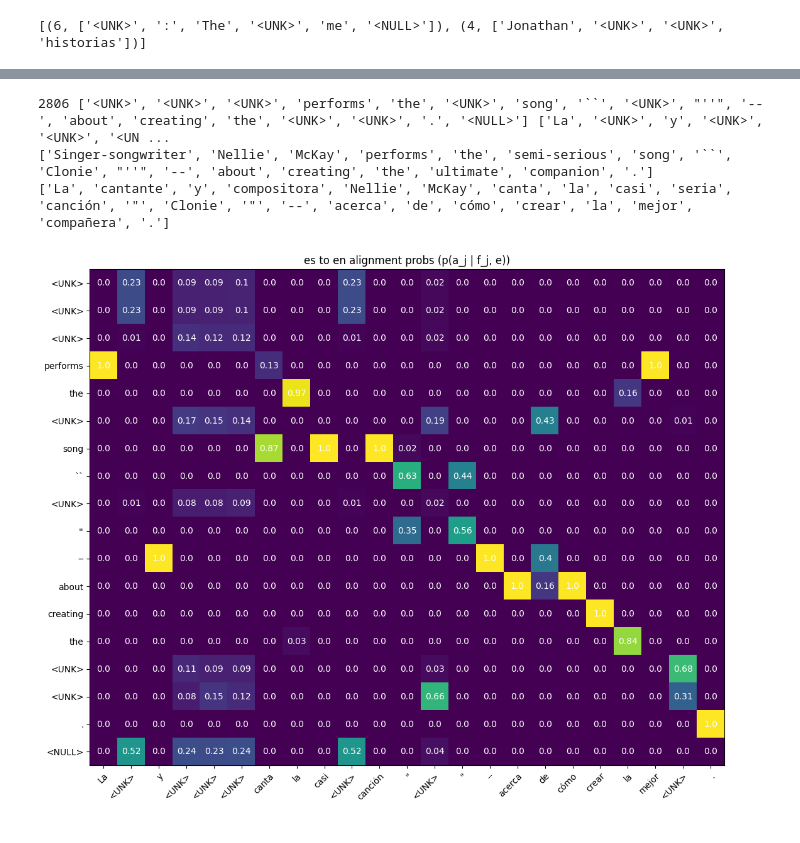
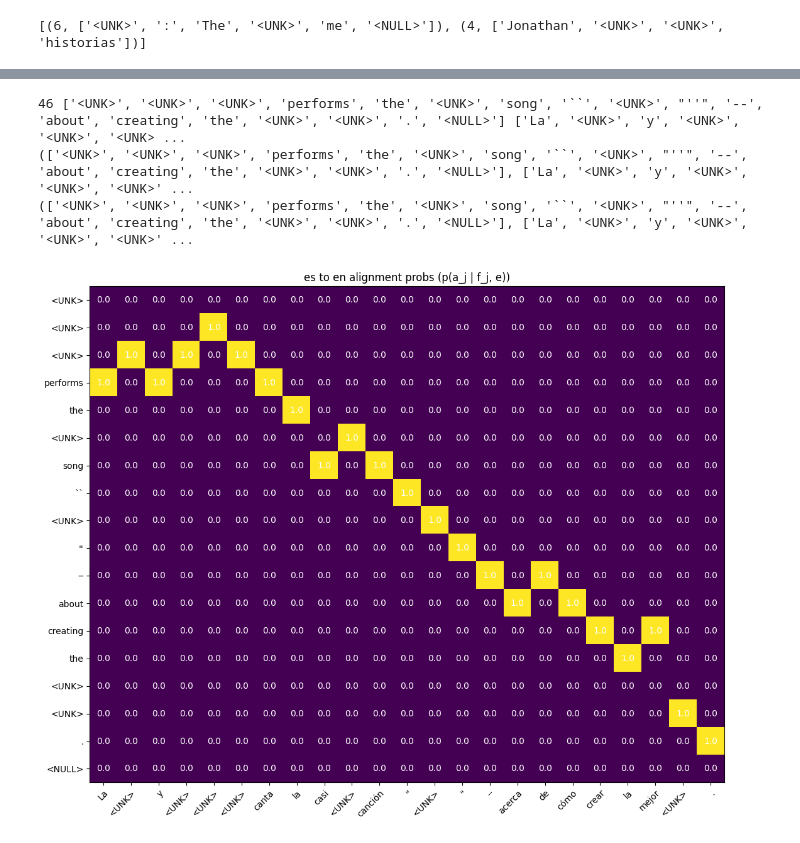
Before and after one commit to jakob-bjorner/translation-alignment, a Jupyter notebook: development.ipynb, the cells around one changed output, grey strips where cells are left out. Drawn from its saved outputs; the diff is of its cells as text; code cells hidden in the pictures.

```diff
--- a/development.ipynb
+++ b/development.ipynb
@@ -193,7 +194,7 @@ def perform_M_step(counts_for_s_j_e_i_pairs):
     new_model = {k: v / counts_for_e_i[k[1]]  for k, v in counts_for_s_j_e_i_pairs.items()}
     return new_model
 
-new_model_p = perform_M_step(counts_for_s_j_e_i_pairs)
+# new_model_p = perform_M_step(counts_for_s_j_e_i_pairs)
 # %%
 # evaluate the log_likelihood
 def get_likelihood(model, data):
@@ -374,0 +600,12 @@ epoch epoch=9, with likelihood= -154438.79322711463
+# %%
+voc2indx_spanish, indx2voc_spanish = create_voc(spanish_tokens_filtered, new_tokens=["<NULL>"])
+voc2indx_english, indx2voc_english = create_voc(english_tokens_filtered, new_tokens=["<NULL>", "<UNK>"])
+# voc2indx_english0, indx2voc_english0 = create_voc(english_tokens_filtered, new_tokens=["<NULL>"])
+english_tokens_with_unk, spanish_tokens_with_unk = create_en_and_es_dataset(english_tokens_filtered, spanish_tokens_filtered, voc2indx_english, indx2voc_spanish)
+data = create_data_iterator(english_tokens_with_unk, spanish_tokens_with_unk)
+data_temp = [(list("123"),list("123"))]
+data = data[-400:]
+model_p = create_empty_model_HMM(data)
+inplace_init_model_HMM_params(model_p)
+print(f"starting likelihood: {(get_likelihood_model_HMM(model_p, data))}")
+model_p = optimize_model(model_p, data, perform_E_step_model_HMM, perform_M_step_model_HMM, get_likelihood_model_HMM)
@@ -474,16 +739,45 @@ def get_alignment_matrix_model_2(model, en, es):
     return p_a_j_given_f_j_e
+# %%
+def get_alignment_matrix_model_HMM(model, en, es):
+    # english x spanish , and get the probability of alignment  p(a_j =i | f_j, e) = p(f_j | a_j=i, e) * p(a_j=i | i, |f|, |e|, e) / sum_i(p(f_j | a_j=i, e) * p(a_j=i | i, |f|, |e|, e))
+    p_a_j_given_f_j_e = np.zeros((len(en), len(es)), dtype=np.float32)
+    l, m = len(en), len(es)
+
+    viterbi = [[None]* m for _ in range(l)]
+    for i in range(l):
+        viterbi[i][0] = model[(i, -1, l)] * model[(es[0], en[i])]
+    backpointers = dict()
+    for j in range(1, m):
+        for i in range(l):
+            max_val, max_index = max((model[(i, k, l)] * viterbi[k][j-1], k) for k in range(l))
+            viterbi[i][j] = model[(es[j], en[i])] * max_val
+            backpointers[(i,j)] = max_index
+    # choose the max path!
+
+    max_val, max_index = max((viterbi[k][m-1], k) for k in range(l))
+    # traverse the max_index backwards
+    path = [max_index]
+    i = max_index
+    for j in reversed(list(range(1,m))):
+        i = backpointers[(i,j)]
+        path.append(i)
+    path = path[::-1]
+    for j, s_j in enumerate(es): # trying to get the probability of alignment given the french and english words. this is just the viterbi thing forward backward, and divide by the probabiltiy of the french given english.
+        for i, e_i in enumerate(en):
+            p_a_j_given_f_j_e[i, j] = 1 if path[j] == i else 0
+    return p_a_j_given_f_j_e
 # %%
 # look at alignments gotten for particular sentences:
 for i, (e, s) in enumerate(data):
     if 10 < len(e) < 20 and ":" not in e and i not in [1, 2386, 2724, 3177] :
         print(i, e, s)# need to make a grid for the sentences and put the p(a_j = i | f_j, e)
         print(english_tokens_filtered[i])
         print(spanish_tokens_filtered[i])
         # english on the rows and columns are the spanish.
-        visualize_sentence_alignments(get_alignment_matrix_model_2(model_p, e, s), e,s)
+        visualize_sentence_alignments(get_alignment_matrix_model_HMM(model_p, e, s), e,s)
         break
 # %% [output]
-2806 ['<UNK>', '<UNK>', '<UNK>', 'performs', 'the', '<UNK>', 'song', '``', '<UNK>', "''", '--', 'about', 'creating', 'the', '<UNK>', '<UNK>', '.', '<NULL>'] ['La', '<UNK>', 'y', '<UNK>', '<UNK>', '<UN ...
-['Singer-songwriter', 'Nellie', 'McKay', 'performs', 'the', 'semi-serious', 'song', '``', 'Clonie', "''", '--', 'about', 'creating', 'the', 'ultimate', 'companion', '.']
-['La', 'cantante', 'y', 'compositora', 'Nellie', 'McKay', 'canta', 'la', 'casi', 'seria', 'canción', '"', 'Clonie', '"', '--', 'acerca', 'de', 'cómo', 'crear', 'la', 'mejor', 'compañera', '.']
+46 ['<UNK>', '<UNK>', '<UNK>', 'performs', 'the', '<UNK>', 'song', '``', '<UNK>', "''", '--', 'about', 'creating', 'the', '<UNK>', '<UNK>', '.', '<NULL>'] ['La', '<UNK>', 'y', '<UNK>', '<UNK>', '<UNK> ...
+(['<UNK>', '<UNK>', '<UNK>', 'performs', 'the', '<UNK>', 'song', '``', '<UNK>', "''", '--', 'about', 'creating', 'the', '<UNK>', '<UNK>', '.', '<NULL>'], ['La', '<UNK>', 'y', '<UNK>', '<UNK>', '<UNK>' ...
+(['<UNK>', '<UNK>', '<UNK>', 'performs', 'the', '<UNK>', 'song', '``', '<UNK>', "''", '--', 'about', 'creating', 'the', '<UNK>', '<UNK>', '.', '<NULL>'], ['La', '<UNK>', 'y', '<UNK>', '<UNK>', '<UNK>' ...
-[figure, old version]
+[figure, new version]
```
Also changed, not shown: parts of 33 cells of this notebook.
